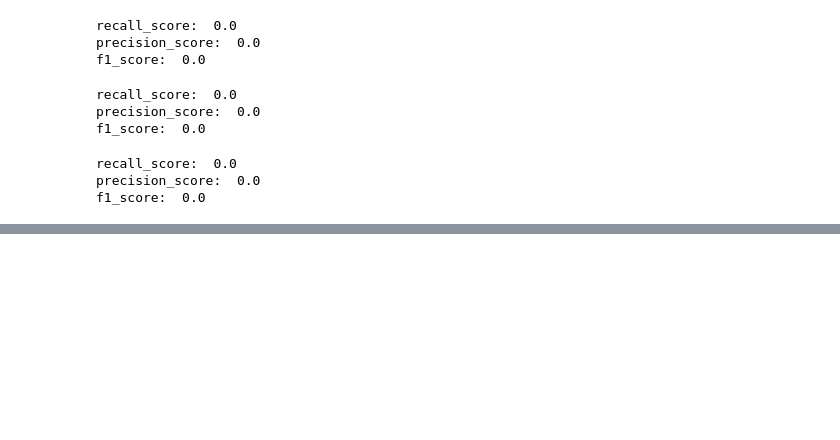
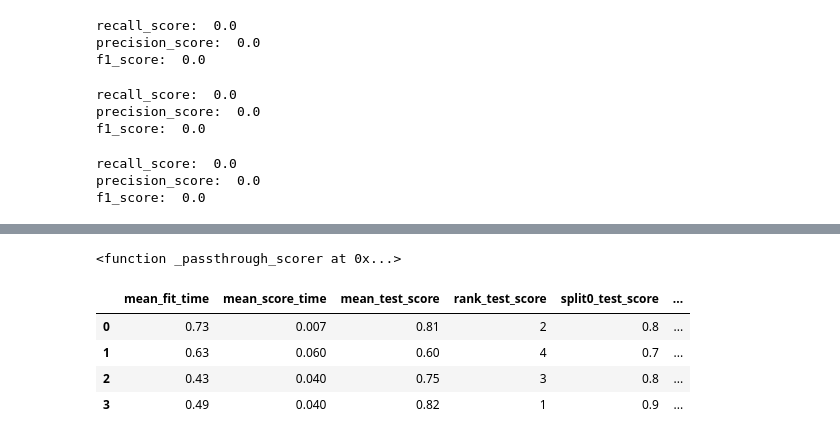
Before and after one commit to huohuotm/Udacity-DAND, a Jupyter notebook: P5-Intro to ML/Project5/final_project/poi_2.ipynb, the cells around one changed output, grey strips where cells are left out. Drawn from its saved outputs; the diff is of its cells as text; code cells hidden in the pictures; blank space fills up the shorter version.

```diff
--- a/P5-Intro to ML/Project5/final_project/poi_2.ipynb
+++ b/P5-Intro to ML/Project5/final_project/poi_2.ipynb
@@ -389,0 +652,28 @@ f1_score:  0.0
+# %%
+print clf.scorer_
+# %% [output]
+<function _passthrough_scorer at 0x...>
+# %%
+d = {
+'split0_test_score'  : [0.8, 0.7, 0.8, 0.9],
+'split1_test_score'  : [0.82, 0.5, 0.7, 0.78],
+'mean_test_score'    : [0.81, 0.60, 0.75, 0.82],
+'std_test_score'     : [0.02, 0.01, 0.03, 0.03],
+'rank_test_score'    : [2, 4, 3, 1],
+
+'mean_fit_time'      : [0.73, 0.63, 0.43, 0.49],
+'std_fit_time'       : [0.01, 0.02, 0.01, 0.01],
+'mean_score_time'    : [0.007, 0.06, 0.04, 0.04],
+'std_score_time'     : [0.001, 0.002, 0.003, 0.005]}
+#'params'             : [{'kernel': 'poly', 'degree': 2}],
+#}
+
+d_df = pd.DataFrame.from_dict(d,orient = 'columns')
+# %%
+d_df
+# %% [output]
+|  | mean_fit_time | mean_score_time | mean_test_score | rank_test_score | split0_test_score | ... |
+| 0 | 0.73 | 0.007 | 0.81 | 2 | 0.8 | ... |
+| 1 | 0.63 | 0.060 | 0.60 | 4 | 0.7 | ... |
+| 2 | 0.43 | 0.040 | 0.75 | 3 | 0.8 | ... |
+| 3 | 0.49 | 0.040 | 0.82 | 1 | 0.9 | ... |
```
Also changed, not shown: parts of 31 cells of this notebook.
